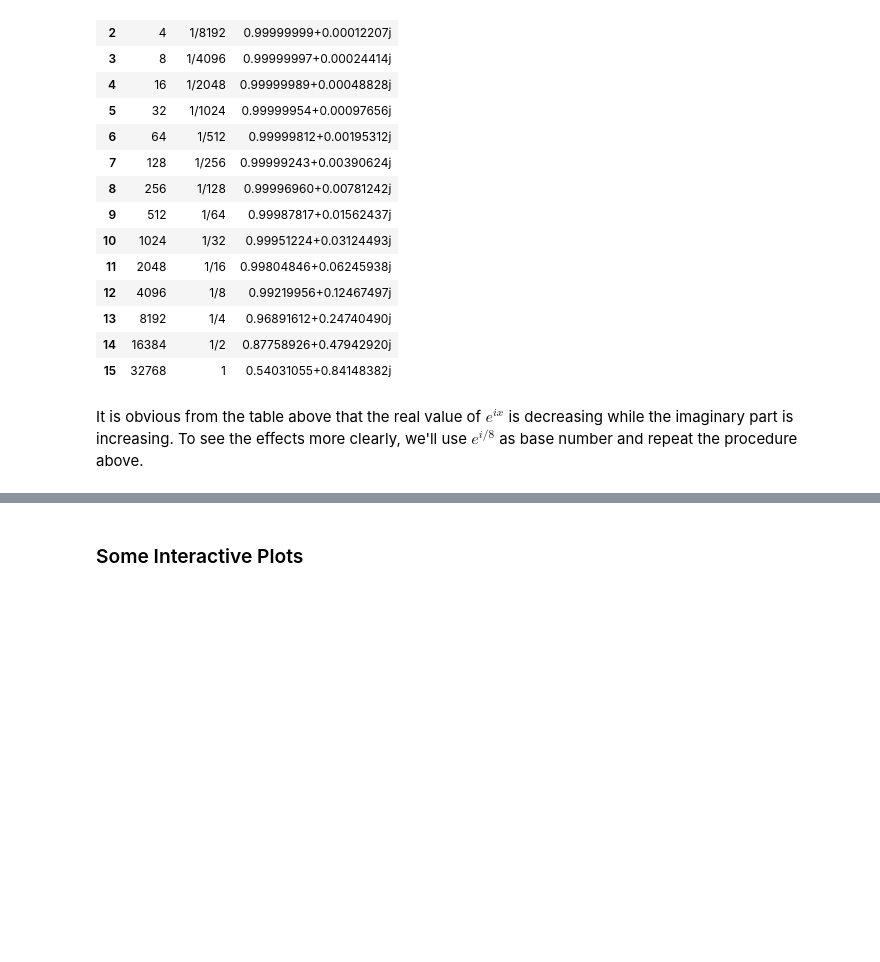
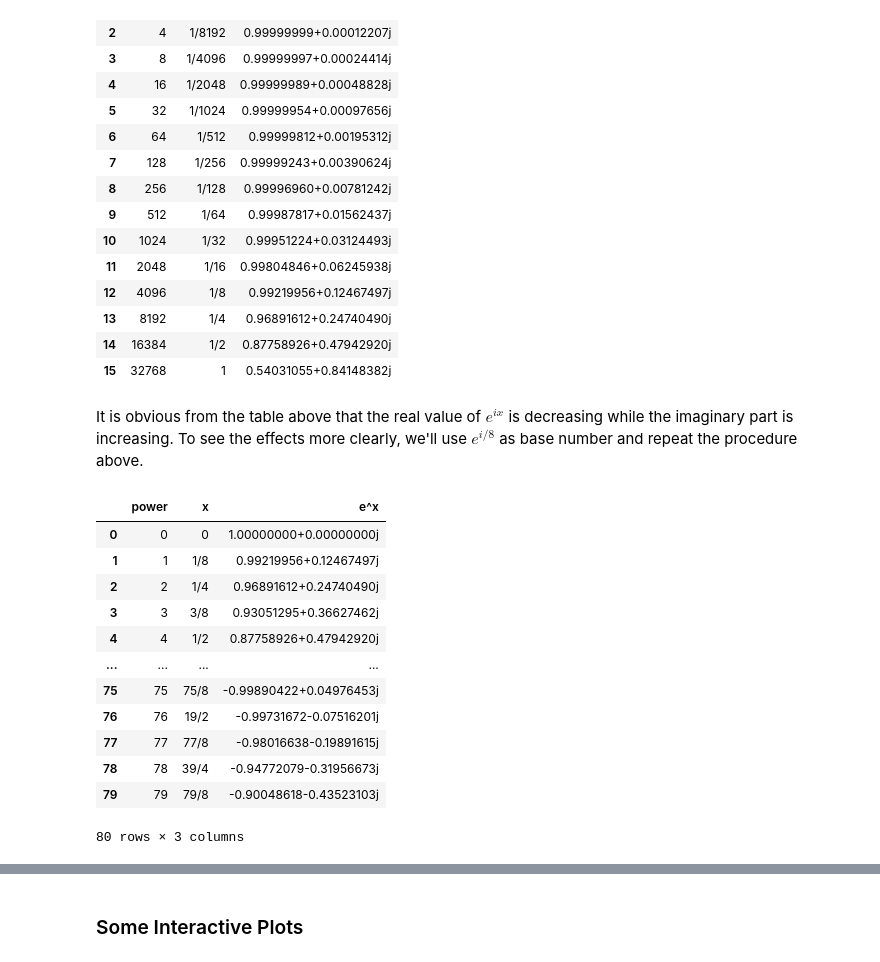
Before and after one commit to Hari31416/Python, a Jupyter notebook: Codes/presentation/ppt_final.ipynb, the cells around one changed output, grey strips where cells are left out. Saved outputs shown, nothing was run; the diff lists cells and outputs as text; code cells hidden in the pictures; blank space fills up the shorter version.

```diff
--- a/Codes/presentation/ppt_final.ipynb
+++ b/Codes/presentation/ppt_final.ipynb
@@ -121,0 +129,16 @@ df3=df3[['power', 'x', 'e^x']]
+# %%
+df3
+# %% [output]
+|  | power | x | e^x |
+| 0 | 0 | 0 | 1.00000000+0.00000000j |
+| 1 | 1 | 1/8 | 0.99219956+0.12467497j |
+| 2 | 2 | 1/4 | 0.96891612+0.24740490j |
+| 3 | 3 | 3/8 | 0.93051295+0.36627462j |
+| 4 | 4 | 1/2 | 0.87758926+0.47942920j |
+| ... | ... | ... | ... |
+| 75 | 75 | 75/8 | -0.99890422+0.04976453j |
+| 76 | 76 | 19/2 | -0.99731672-0.07516201j |
+| 77 | 77 | 77/8 | -0.98016638-0.19891615j |
+| 78 | 78 | 39/4 | -0.94772079-0.31956673j |
+| 79 | 79 | 79/8 | -0.90048618-0.43523103j |
+80 rows × 3 columns
```
Also changed, not shown: parts of 17 cells of this notebook, 17 other files.
